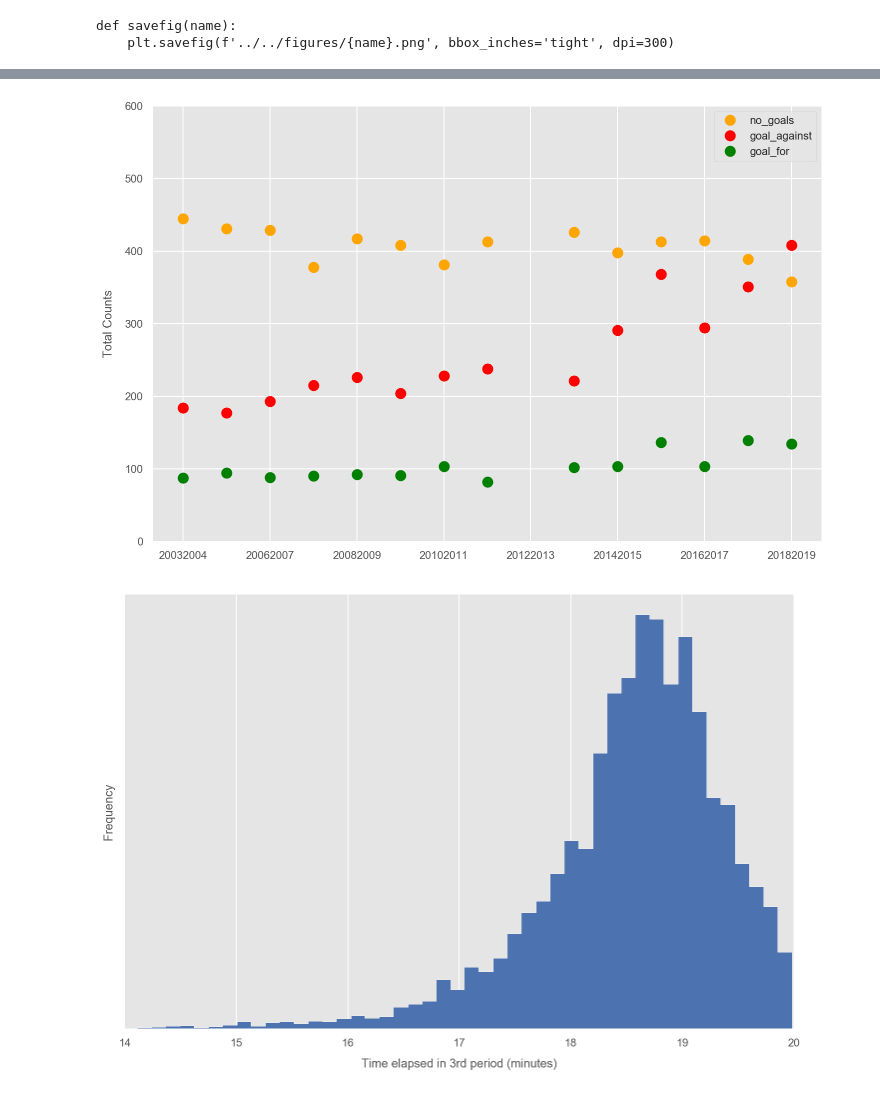
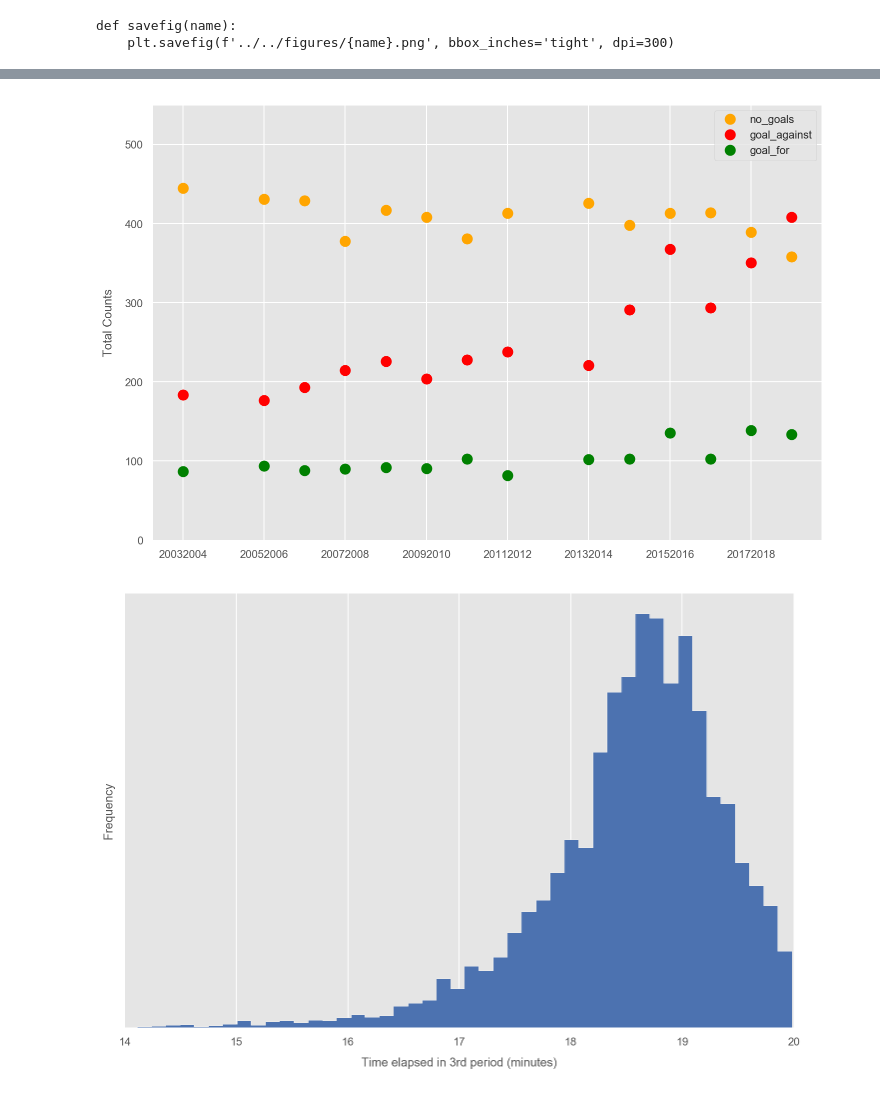
Before and after one commit to zazencodes/nhl-goalie-pull-optimization, a Jupyter notebook: notebooks/src/3_exploratory_analysis_2003-2019.ipynb, the cells around one changed output, grey strips where cells are left out. Cells and saved outputs as stored; diff of their text form; code cells hidden in the pictures.

Commit message:
Fix data points on count charts

```diff
--- a/notebooks/src/3_exploratory_analysis_2003-2019.ipynb
+++ b/notebooks/src/3_exploratory_analysis_2003-2019.ipynb
@@ -259,0 +292,6 @@ savefig('goalie_pulls_by_season')
+# %%
+games_per_season = {}
+for folder in sorted(glob.glob('../../data/raw/html/*')):
+    files = glob.glob(os.path.join(folder, '*.html'))
+    print(folder, len(files))
+    games_per_season[os.path.split(folder)[-1]] = len(files)
@@ -259,0 +315,28 @@ savefig('goalie_pulls_by_season')
+# %%
+s['counts_per_game'] = s.season.map(games_per_season)
+
+fig, ax = plt.subplots()
+
+# Calculate number of pulls per season
+s = df.groupby('season').size().sort_index(ascending=True).rename('counts').reset_index()
+
+# Add data for the missing season
+s = (s.append({'season': '20042005', 'counts': 0}, ignore_index=True)
+    .sort_values('season', ascending=True).reset_index(drop=True))
+
+# Convert to counts per game
+s['games'] = s['season'].apply(lambda x: games_per_season.get(x, 0))
+s['counts'] = (s['counts'] / s['games']).fillna(0)
+
+s.plot(marker='o', lw=0, ax=ax, color='b', ms=10)
+ax.set_ylim(0.5, 0.8)
+plt.legend([])
+plt.ylabel('Average Goalie Pulls Per Game')
+
+# Assign tick names
+label_map = {str(i): s for i, s in enumerate(s.season.tolist())}
+fig.canvas.draw()
+labels = [lab.get_text() for lab in ax.get_xticklabels()]
+ax.set_xticklabels([label_map.get(lab, '') for lab in labels])
+
+savefig('goalie_pulls_per_game_by_season')
@@ -260,29 +345,36 @@ savefig('goalie_pulls_by_season')
 # %%
 fig, ax = plt.subplots()
 iterables = zip(['orange', 'red', 'green'],
                 ['no_goals', 'goal_against', 'goal_for'])
 
 axes = []
 for c, label in iterables:
     m = df.label==label
+
+    # Calculate the counts
     s = df[m].groupby('season').size().sort_index(ascending=True).rename(label).reset_index()
-    s.loc[s.season == '20122013', label] = float('nan')
+
+    # Add data for the missing season
+    s = (s.append({'season': '20042005', label: -999}, ignore_index=True)
+        .sort_values('season', ascending=True).reset_index(drop=True))
+
+    s.loc[s.season == '20122013', label] = -999
     s.plot(marker='o', lw=0, ax=ax, ms=10, color=c, label=label)
     plt.legend()
 
 # ax.set_xticklabels(s.season.tolist());
-ax.set_ylim(0, 600)
+ax.set_ylim(0, 550)
 plt.ylabel('Total Counts')
 
 # Assign tick names
 label_map = {str(i): s for i, s in enumerate(s.season.tolist())}
 fig.canvas.draw()
 labels = [lab.get_text() for lab in ax.get_xticklabels()]
 ax.set_xticklabels([label_map.get(lab, '') for lab in labels])
 
 savefig('goalie_pull_outcomes_by_season')
 # %% [output]
-[figure, old version]
+[figure, new version]
 # %%
 col = 'pull_time'
 (df[col].astype('timedelta64[s]') / 60)\
```
Also changed, not shown: parts of 6 cells of this notebook, 3 other files.
